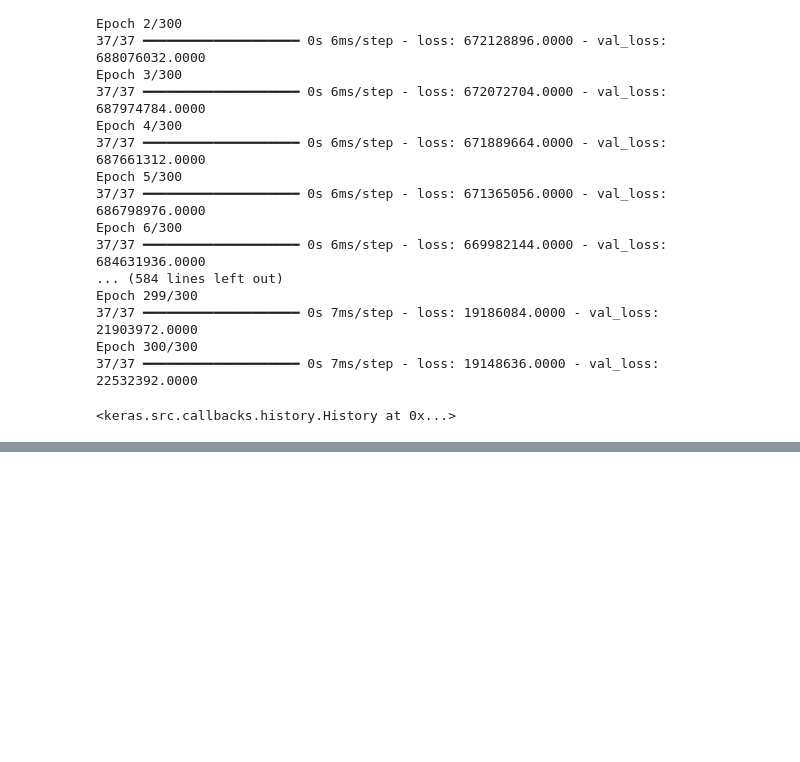
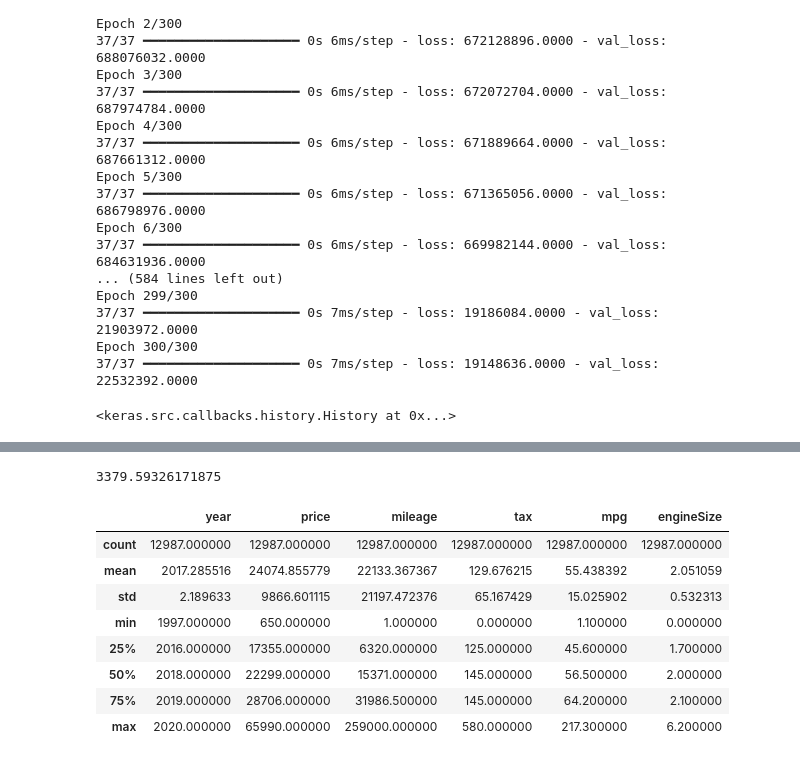
Before and after one commit to can-ozyasar/Veri-Bilimi-icin-Python-ve-tensorflow_BTK, a Jupyter notebook: Tensorflow/8.14_Araba Fiyat analizi/arabaAnalizi.ipynb, the cells around one changed output, grey strips where cells are left out. Cells and saved outputs as stored; diff of their text form; code cells hidden in the pictures; blank space fills up the shorter version.

```diff
--- a/Tensorflow/8.14_Araba Fiyat analizi/arabaAnalizi.ipynb
+++ b/Tensorflow/8.14_Araba Fiyat analizi/arabaAnalizi.ipynb
@@ -360,0 +399,17 @@ Epoch 300/300
+# %%
+mean_absolute_error(y_test,tahminDizisi) # gerçek değer olan y_test ile tahmin dizisi arasında 3379$  sapma  ½ 13 gibi bir değer fark var
+# %% [output]
+3379.59326171875
+# %%
+#deneme ile alınan sonucu iyileştirebilriz katman node değiştirme epoch değiştirme vs ile
+dataFrame.describe()
+# %% [output]
+|  | year | price | mileage | tax | mpg | engineSize |
+| count | 12987.000000 | 12987.000000 | 12987.000000 | 12987.000000 | 12987.000000 | 12987.000000 |
+| mean | 2017.285516 | 24074.855779 | 22133.367367 | 129.676215 | 55.438392 | 2.051059 |
+| std | 2.189633 | 9866.601115 | 21197.472376 | 65.167429 | 15.025902 | 0.532313 |
+| min | 1997.000000 | 650.000000 | 1.000000 | 0.000000 | 1.100000 | 0.000000 |
+| 25% | 2016.000000 | 17355.000000 | 6320.000000 | 125.000000 | 45.600000 | 1.700000 |
+| 50% | 2018.000000 | 22299.000000 | 15371.000000 | 145.000000 | 56.500000 | 2.000000 |
+| 75% | 2019.000000 | 28706.000000 | 31986.500000 | 145.000000 | 64.200000 | 2.100000 |
+| max | 2020.000000 | 65990.000000 | 259000.000000 | 580.000000 | 217.300000 | 6.200000 |
```
Also changed, not shown: parts of 14 cells of this notebook.
